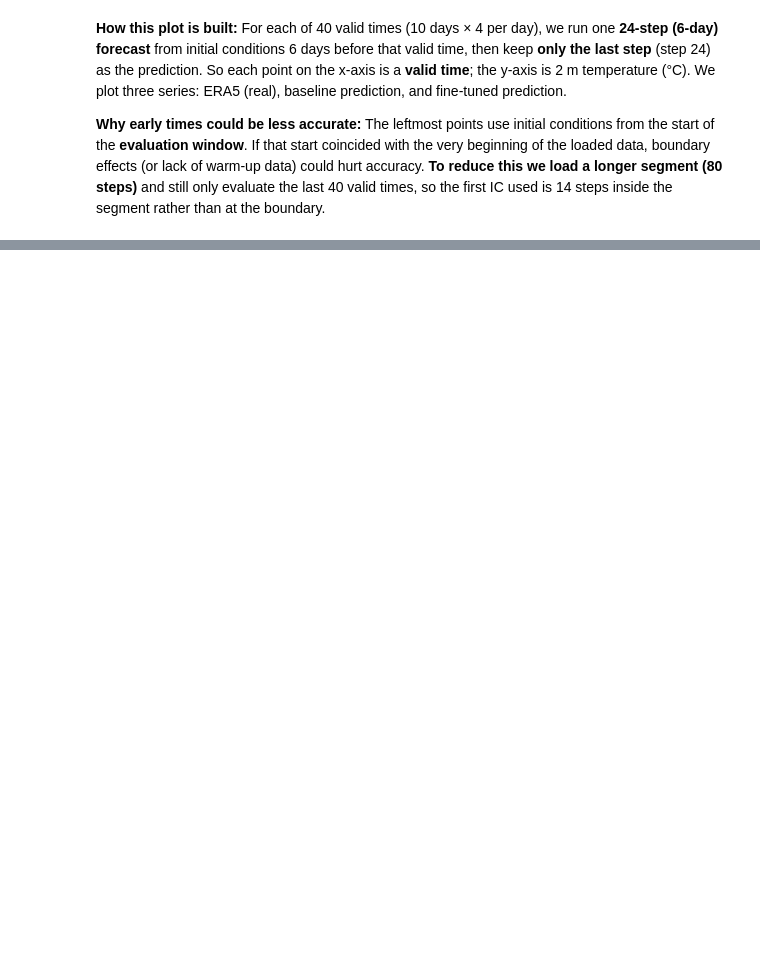
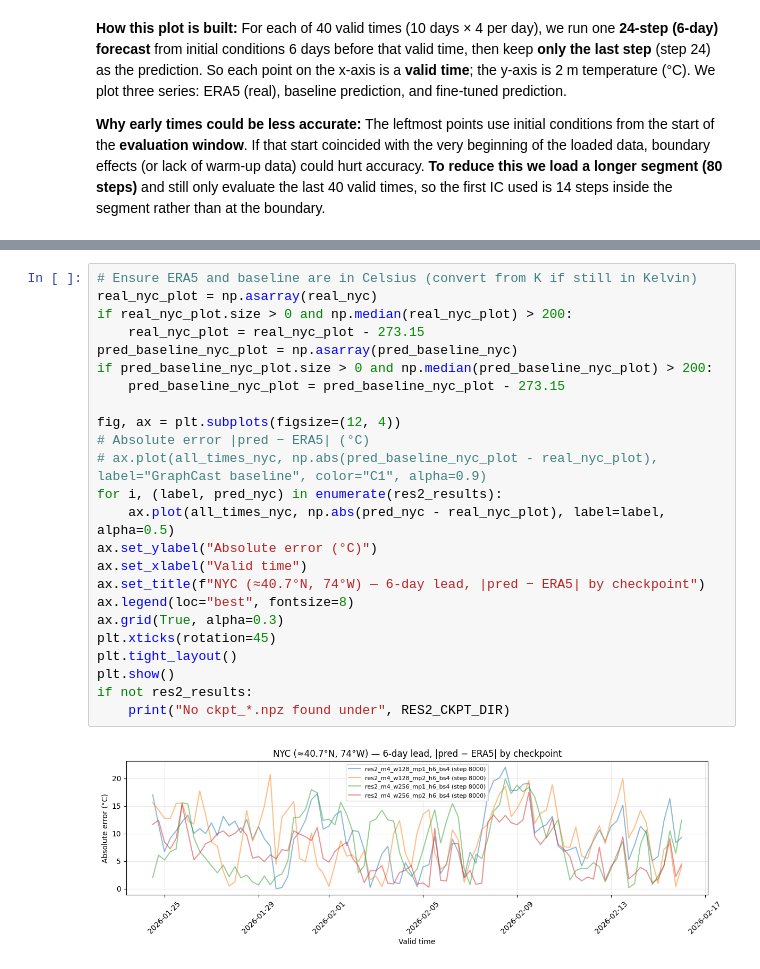
Before and after one commit to Reminguch/Weather_Global, a Jupyter notebook: scripts/demo.ipynb, the cells around one changed output, grey strips where cells are left out. Drawn from its saved outputs; the diff is of its cells as text; blank space fills up the shorter version.

```diff
--- a/scripts/demo.ipynb
+++ b/scripts/demo.ipynb
@@ -641,0 +736,26 @@ plt.show()
+# %%
+# Ensure ERA5 and baseline are in Celsius (convert from K if still in Kelvin)
+real_nyc_plot = np.asarray(real_nyc)
+if real_nyc_plot.size > 0 and np.median(real_nyc_plot) > 200:
+    real_nyc_plot = real_nyc_plot - 273.15
+pred_baseline_nyc_plot = np.asarray(pred_baseline_nyc)
+if pred_baseline_nyc_plot.size > 0 and np.median(pred_baseline_nyc_plot) > 200:
+    pred_baseline_nyc_plot = pred_baseline_nyc_plot - 273.15
+
+fig, ax = plt.subplots(figsize=(12, 4))
+# Absolute error |pred − ERA5| (°C)
+# ax.plot(all_times_nyc, np.abs(pred_baseline_nyc_plot - real_nyc_plot), label="GraphCast baseline", color="C1", alpha=0.9)
+for i, (label, pred_nyc) in enumerate(res2_results):
+    ax.plot(all_times_nyc, np.abs(pred_nyc - real_nyc_plot), label=label, alpha=0.5)
+ax.set_ylabel("Absolute error (°C)")
+ax.set_xlabel("Valid time")
+ax.set_title(f"NYC (≈40.7°N, 74°W) — 6-day lead, |pred − ERA5| by checkpoint")
+ax.legend(loc="best", fontsize=8)
+ax.grid(True, alpha=0.3)
+plt.xticks(rotation=45)
+plt.tight_layout()
+plt.show()
+if not res2_results:
+    print("No ckpt_*.npz found under", RES2_CKPT_DIR)
+# %% [output]
+[figure, added]
```
Also changed, not shown: parts of 7 cells of this notebook, 13 other files.
